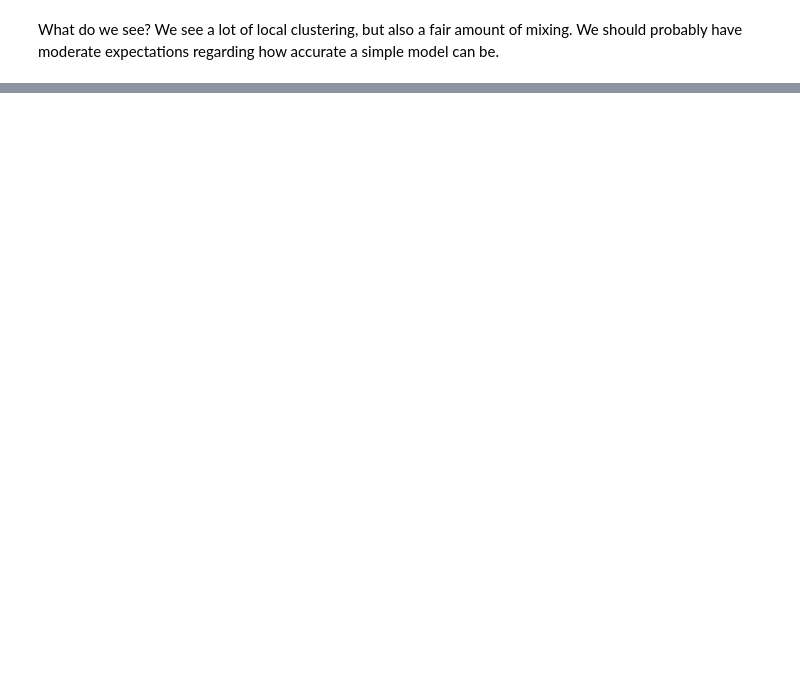
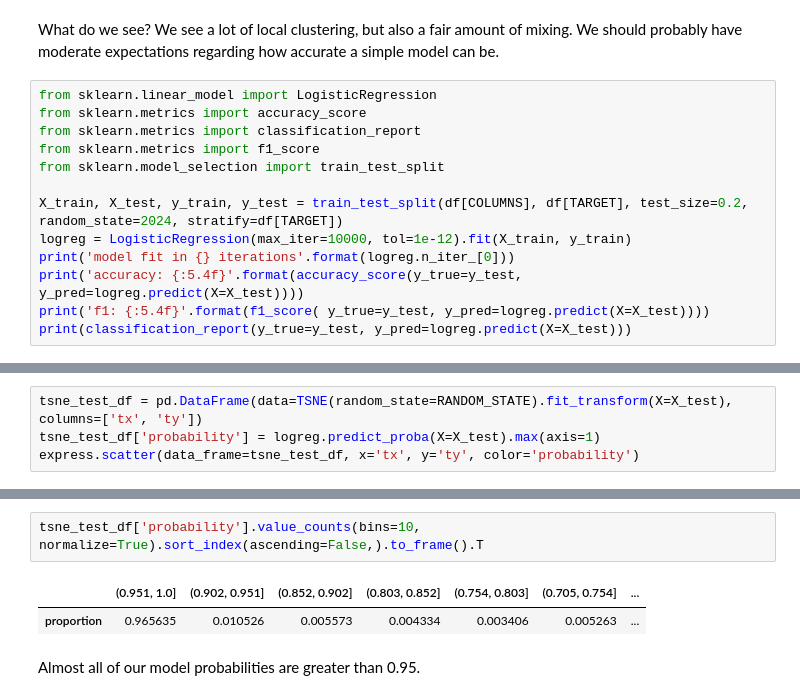
Before and after one commit to mikedelong/kaggle-workbooks, a Jupyter notebook: notebook802bc8d500.ipynb, the cells around one changed output, grey strips where cells are left out. Cells and saved outputs as stored; diff of their text form; blank space fills up the shorter version.

Commit message:
Kaggle Notebook | f1 = 0.994 with logistic regression | First public version

```diff
--- a/notebook802bc8d500.ipynb
+++ b/notebook802bc8d500.ipynb
@@ -47,3 +47,16 @@ express.scatter(data_frame=tsne_df, x='tx', y='ty', color='Male')
 [interactive output not drawn]
 # %% [markdown]
 What do we see? We see a lot of local clustering, but also a fair amount of mixing. We should probably have moderate expectations regarding how accurate a simple model can be.
+# %%
+from sklearn.linear_model import LogisticRegression
+from sklearn.metrics import accuracy_score
+from sklearn.metrics import classification_report
+from sklearn.metrics import f1_score
+from sklearn.model_selection import train_test_split
+
+X_train, X_test, y_train, y_test = train_test_split(df[COLUMNS], df[TARGET], test_size=0.2, random_state=2024, stratify=df[TARGET])
+logreg = LogisticRegression(max_iter=10000, tol=1e-12).fit(X_train, y_train)
+print('model fit in {} iterations'.format(logreg.n_iter_[0]))
+print('accuracy: {:5.4f}'.format(accuracy_score(y_true=y_test, y_pred=logreg.predict(X=X_test))))
+print('f1: {:5.4f}'.format(f1_score( y_true=y_test, y_pred=logreg.predict(X=X_test))))
+print(classification_report(y_true=y_test, y_pred=logreg.predict(X=X_test)))
@@ -49,0 +82,4 @@ What do we see? We see a lot of local clustering, but also a fair amount of mixi
+# %%
+tsne_test_df = pd.DataFrame(data=TSNE(random_state=RANDOM_STATE).fit_transform(X=X_test), columns=['tx', 'ty'])
+tsne_test_df['probability'] = logreg.predict_proba(X=X_test).max(axis=1)
+express.scatter(data_frame=tsne_test_df, x='tx', y='ty', color='probability')
@@ -49,0 +88,7 @@ What do we see? We see a lot of local clustering, but also a fair amount of mixi
+# %%
+tsne_test_df['probability'].value_counts(bins=10, normalize=True).sort_index(ascending=False,).to_frame().T
+# %% [output]
+|  | (0.951, 1.0] | (0.902, 0.951] | (0.852, 0.902] | (0.803, 0.852] | (0.754, 0.803] | (0.705, 0.754] | ... |
+| proportion | 0.965635 | 0.010526 | 0.005573 | 0.004334 | 0.003406 | 0.005263 | ... |
+# %% [markdown]
+Almost all of our model probabilities are greater than 0.95.
```
Also changed, not shown: parts of 4 cells of this notebook.
